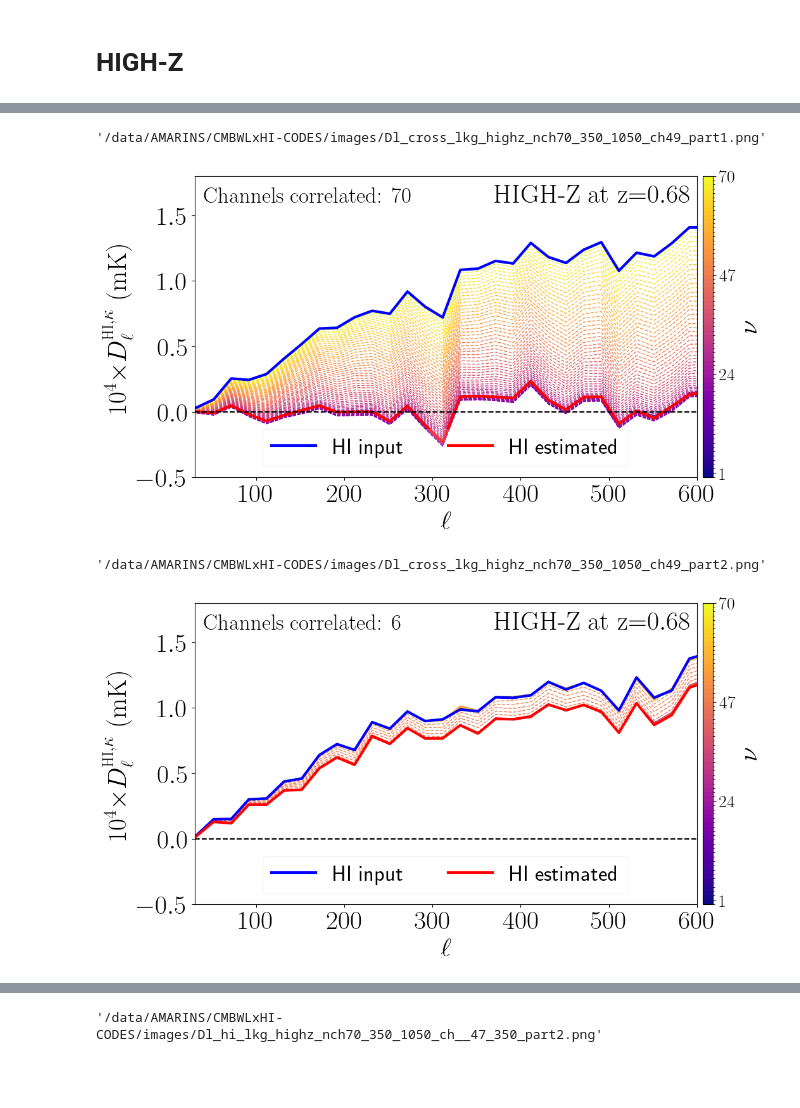
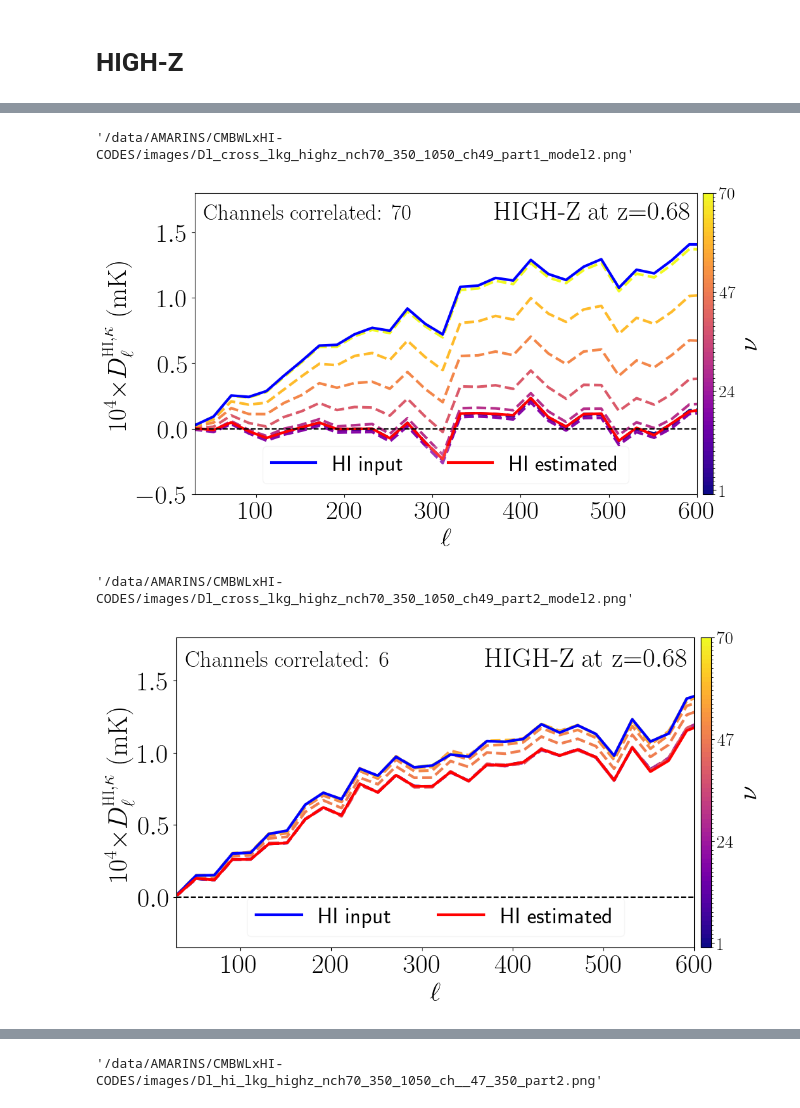
Before and after one commit to armarins/CMBWLxHI, a Jupyter notebook: notebooks/Part4_APS_constrained_analysis.ipynb, the cells around one changed output, grey strips where cells are left out. Cells and saved outputs as stored; diff of their text form; code cells hidden in the pictures; blank space fills up the shorter version.

```diff
--- a/notebooks/Part4_APS_constrained_analysis.ipynb
+++ b/notebooks/Part4_APS_constrained_analysis.ipynb
@@ -114,7 +114,7 @@ fact_exp = 5
 fact     = 10**fact_exp
 CLs_dict = dcopy(CLs_dict_cmb)
 ncorr    = 30
-cticks = [-5.0,-2.0,0.0,2.0,5.0,8.0]
+cticks = [-2.0,0.0,2.0,5.0,8.0]
 ############################################################
 c    = np.arange(0, nch + 1)
 cmap = plt.get_cmap("plasma", nch)
@@ -122,9 +122,10 @@ norm = mpl.colors.BoundaryNorm(np.arange(len(c)),len(c))
 sm   = plt.cm.ScalarMappable(norm=norm, cmap=cmap)
 sm.set_array([])
 ############################################################
+bins_ = [0,4,9,14,19,24,29]
 for j,jbin in enumerate(range(nch)):
     lkg = np.dot(CLs_dict[ins]['W_fg_rec'][ich,j:], CLs_dict[ins]['cl_cx_f1_f2_sim_sim'][j:,:])
-    ax.plot( leff, fact*feff*b.bin_cell(CLs_dict[ins]['cl_cx_f1_f2_sim_sim'][ich,:]-lkg), lw=1.,  c=cmap(jbin),label=None, ls='dashed')
+    if jbin in bins_:ax.plot( leff, fact*feff*b.bin_cell(CLs_dict[ins]['cl_cx_f1_f2_sim_sim'][ich,:]-lkg), lw=3.,  c=cmap(jbin),label=None, ls='dashed')
 ax.plot(leff, fact*feff*b.bin_cell(CLs_dict[ins]['cl_cx_f1_f2_sim_sim'][ich]) , c='blue', lw=3, label='HI input')
 ax.plot(leff, fact*feff*b.bin_cell(CLs_dict[ins]['cl_cx_f1_f2_rec_sim'][ich]) , c='red' , lw=3, ls='solid', label='HI estimated')
 ax.axhline(y=0, ls='dashed', color='black')
@@ -143,7 +144,7 @@ ax.tick_params(axis='both', labelsize=30)
 cticks = np.linspace(0, nch-1, 4, dtype=np.int8)+1
 cbar   = fig.colorbar(sm,ax=ax, ticks=cticks,  pad=0.01, aspect=30)
 cbar.set_label(label=r'$\nu$',size=30)
-pathname = '/data/AMARINS/CMBWLxHI-CODES/images/Dl_cross_lkg_{}_ch{}_part1.png'.format(prefix, ich, numin, numax)
+pathname = '/data/AMARINS/CMBWLxHI-CODES/images/Dl_cross_lkg_{}_ch{}_part1_model2.png'.format(prefix, ich, numin, numax)
 if savefigs: plt.savefig(pathname, dpi=100, bbox_inches='tight')
 pathname
 # %% [output]
@@ -161,7 +162,7 @@ zeff     = cxft.get_zeff(numin =numin, numax =numax, nbands= nch, n_curves=nch)[
 fact_exp = 5
 fact     = 10**fact_exp
 CLs_dict = dcopy(CLs_dict_gal)
-cticks = [-5.0,-2.0,0.0,2.0,5.0,8.0]
+cticks = [0.0,2.0,5.0,8.0]
 ncorr    = 7
 ############################################################
 c    = np.arange(0, nch + 1)
@@ -170,16 +171,17 @@ norm = mpl.colors.BoundaryNorm(np.arange(len(c)),len(c))
 sm   = plt.cm.ScalarMappable(norm=norm, cmap=cmap)
 sm.set_array([])
 ############################################################
+bins_ = [0,4,9,14,19,21,23,24,29]
 for j,jbin in enumerate(range(nch)):
     lkg = np.dot(CLs_dict[ins]['W_fg_rec'][ich,j:], CLs_dict[ins]['cl_cx_f1_f2_sim_sim'][j:,:])
-    ax.plot( leff, fact*feff*b.bin_cell(CLs_dict[ins]['cl_cx_f1_f2_sim_sim'][ich,:]-lkg), lw=1.,  c=cmap(jbin),label=None, ls='dashed')
+    if jbin in bins_: ax.plot( leff, fact*feff*b.bin_cell(CLs_dict[ins]['cl_cx_f1_f2_sim_sim'][ich,:]-lkg), lw=3.,  c=cmap(jbin),label=None, ls='dashed')
 ax.plot(leff, fact*feff*b.bin_cell(CLs_dict[ins]['cl_cx_f1_f2_sim_sim'][ich]) , c='blue', lw=3, label='HI input')
 ax.plot(leff, fact*feff*b.bin_cell(CLs_dict[ins]['cl_cx_f1_f2_rec_sim'][ich]) , c='red' , lw=3, ls='solid', label='HI estimated')
 ax.axhline(y=0, ls='dashed', color='black')
 ax.set_ylabel(r'$10^{'+str(fact_exp)+'}$' + r'$\times D_{\ell}^{\LARGE{\textrm{HI}},\tiny{\kappa}}\ (\textrm{mK})$', fontsize=30)#($\kappa, \textrm{HI}$)')
 ax.set_xlabel(r'$\ell$', fontsize=30)
 ax.set_yscale('linear'); ax.set_xscale('linear')
-ax.set_ylim(-5, 8.9); ax.set_xlim(30,600)
+ax.set_ylim(-1.5, 8.9); ax.set_xlim(30,600)
 ax.set_yticks(cticks)
 ax.set_yticklabels([r'${}$'.format(s) for s in cticks ])
 ###
@@ -192,7 +194,7 @@ cticks = np.linspace(0, nch-1, 4, dtype=np.int8)+1
 cbar   = fig.colorbar(sm,ax=ax, ticks=cticks,  pad=0.01, aspect=30)
 cbar.set_label(label=r'$\nu$',size=30)
 #
-pathname = '/data/AMARINS/CMBWLxHI-CODES/images/Dl_cross_lkg_{}_ch{}_part2.png'.format(prefix, ich, numin, numax)
+pathname = '/data/AMARINS/CMBWLxHI-CODES/images/Dl_cross_lkg_{}_ch{}_part2_model2.png'.format(prefix, ich, numin, numax)
 if savefigs: plt.savefig(pathname, dpi=100, bbox_inches='tight')
 pathname
 # %% [output]
@@ -360,9 +364,10 @@ norm = mpl.colors.BoundaryNorm(np.arange(len(c)),len(c))
 sm   = plt.cm.ScalarMappable(norm=norm, cmap=cmap)
 sm.set_array([])
 ############################################################
+bins_ = [0,9,19,29,39,49,59,69]
 for j,jbin in enumerate(range(nch)):
     lkg = np.dot(CLs_dict[ins]['W_fg_rec'][ich,j:], CLs_dict[ins]['cl_cx_f1_f2_sim_sim'][j:,:])
-    ax.plot( leff, fact*feff*b.bin_cell(CLs_dict[ins]['cl_cx_f1_f2_sim_sim'][ich,:]-lkg), lw=1.,  c=cmap(jbin),label=None, ls='dashed')
+    if jbin in bins_: ax.plot( leff, fact*feff*b.bin_cell(CLs_dict[ins]['cl_cx_f1_f2_sim_sim'][ich,:]-lkg), lw=3.,  c=cmap(jbin),label=None, ls='dashed')
 ax.plot(leff, fact*feff*b.bin_cell(CLs_dict[ins]['cl_cx_f1_f2_sim_sim'][ich]) , c='blue', lw=3, label='HI input')
 ax.plot(leff, fact*feff*b.bin_cell(CLs_dict[ins]['cl_cx_f1_f2_rec_sim'][ich]) , c='red' , lw=3, ls='solid', label='HI estimated')
 ax.axhline(y=0, ls='dashed', color='black')
@@ -380,12 +385,12 @@ ax.tick_params(axis='both', labelsize=30)
 cticks = np.linspace(0, nch-1, 4, dtype=np.int8)+1
 cbar   = fig.colorbar(sm,ax=ax, ticks=cticks,  pad=0.01, aspect=30)
 cbar.set_label(label=r'$\nu$',size=30)
-pathname = '/data/AMARINS/CMBWLxHI-CODES/images/Dl_cross_lkg_{}_ch{}_part1.png'.format(prefix, ich, numin, numax)
+pathname = '/data/AMARINS/CMBWLxHI-CODES/images/Dl_cross_lkg_{}_ch{}_part1_model2.png'.format(prefix, ich, numin, numax)
 if savefigs: plt.savefig(pathname, dpi=100, bbox_inches='tight')
 pathname
 # %% [output]
-'/data/AMARINS/CMBWLxHI-CODES/images/Dl_cross_lkg_highz_nch70_350_1050_ch49_part1.png'
+'/data/AMARINS/CMBWLxHI-CODES/images/Dl_cross_lkg_highz_nch70_350_1050_ch49_part1_model2.png'
-[figure, old version]
+[figure, new version]
 # %%
 fig   = plt.figure()
 grid  = plt.GridSpec(1,1,top=1.1,right=1.6)
@@ -399,39 +404,40 @@ fact_exp = 4
 fact     = 10**fact_exp
 CLs_dict = dcopy(CLs_dict_gal)
 ncorr    = 6
 ############################################################
 c    = np.arange(0, nch + 1)
 cmap = plt.get_cmap("plasma", nch)
 norm = mpl.colors.BoundaryNorm(np.arange(len(c)),len(c))
 sm   = plt.cm.ScalarMappable(norm=norm, cmap=cmap)
 sm.set_array([])
 ############################################################
+bins_ = [0,9,19,29,39,47,49,51,59,69]
 for j,jbin in enumerate(range(nch)):
     lkg = np.dot(CLs_dict[ins]['W_fg_rec'][ich,j:], CLs_dict[ins]['cl_cx_f1_f2_sim_sim'][j:,:])
-    ax.plot( leff, fact*feff*b.bin_cell(CLs_dict[ins]['cl_cx_f1_f2_sim_sim'][ich,:]-lkg), lw=1.,  c=cmap(jbin),label=None, ls='dashed')
+    if jbin in bins_: ax.plot( leff, fact*feff*b.bin_cell(CLs_dict[ins]['cl_cx_f1_f2_sim_sim'][ich,:]-lkg), lw=3.,  c=cmap(jbin),label=None, ls='dashed')
 ax.plot(leff, fact*feff*b.bin_cell(CLs_dict[ins]['cl_cx_f1_f2_sim_sim'][ich]) , c='blue', lw=3, label='HI input')
 ax.plot(leff, fact*feff*b.bin_cell(CLs_dict[ins]['cl_cx_f1_f2_rec_sim'][ich]) , c='red' , lw=3, ls='solid', label='HI estimated')
 ax.axhline(y=0, ls='dashed', color='black')
 ax.set_ylabel(r'$10^{'+str(fact_exp)+'}$' + r'$\times D_{\ell}^{\LARGE{\textrm{HI}},\tiny{\kappa}}\ (\textrm{mK})$', fontsize=30)#($\kappa, \textrm{HI}$)')
 ax.set_xlabel(r'$\ell$', fontsize=30)
 ax.set_yscale('linear'); ax.set_xscale('linear')
-ax.set_ylim(-0.5, 1.8); ax.set_xlim(30,600)
-ax.set_yticks([-0.5,0,0.5,1,1.5])
+ax.set_ylim(-0.35, 1.8); ax.set_xlim(30,600)
+ax.set_yticks([0,0.5,1,1.5])
 ###
 ax.text(x=550-180, y=1.6, s=r'$\textrm{HIGH-Z at z=}$'+r'${}$'.format(zeff), fontdict=font_dict)
 ax.text(x=210-170, y=1.6, s=r'$\textrm{Channels correlated: } '+' {}$'.format(ncorr), fontdict=font_dict, size=25)
 ax.legend( fontsize=25, loc='lower center', ncols=2,framealpha=0.2)
 ax.tick_params(axis='both', labelsize=30)
 ###########################################################
 cticks = np.linspace(0, nch-1, 4, dtype=np.int8)+1
 cbar   = fig.colorbar(sm,ax=ax, ticks=cticks,  pad=0.01, aspect=30)
 cbar.set_label(label=r'$\nu$',size=30)
-pathname = '/data/AMARINS/CMBWLxHI-CODES/images/Dl_cross_lkg_{}_ch{}_part2.png'.format(prefix, ich, numin, numax)
+pathname = '/data/AMARINS/CMBWLxHI-CODES/images/Dl_cross_lkg_{}_ch{}_part2_model2.png'.format(prefix, ich, numin, numax)
 if savefigs: plt.savefig(pathname, dpi=100, bbox_inches='tight')
 pathname
 # %% [output]
-'/data/AMARINS/CMBWLxHI-CODES/images/Dl_cross_lkg_highz_nch70_350_1050_ch49_part2.png'
+'/data/AMARINS/CMBWLxHI-CODES/images/Dl_cross_lkg_highz_nch70_350_1050_ch49_part2_model2.png'
-[figure, old version]
+[figure, new version]
 # %%
 HDU         = 1 #0: Olivari data. 1: Marins data
 pathdir_fg  = '/data/AMARINS/MAPS/FG256'
```
Also changed, not shown: parts of 7 cells of this notebook, 3 other files.
